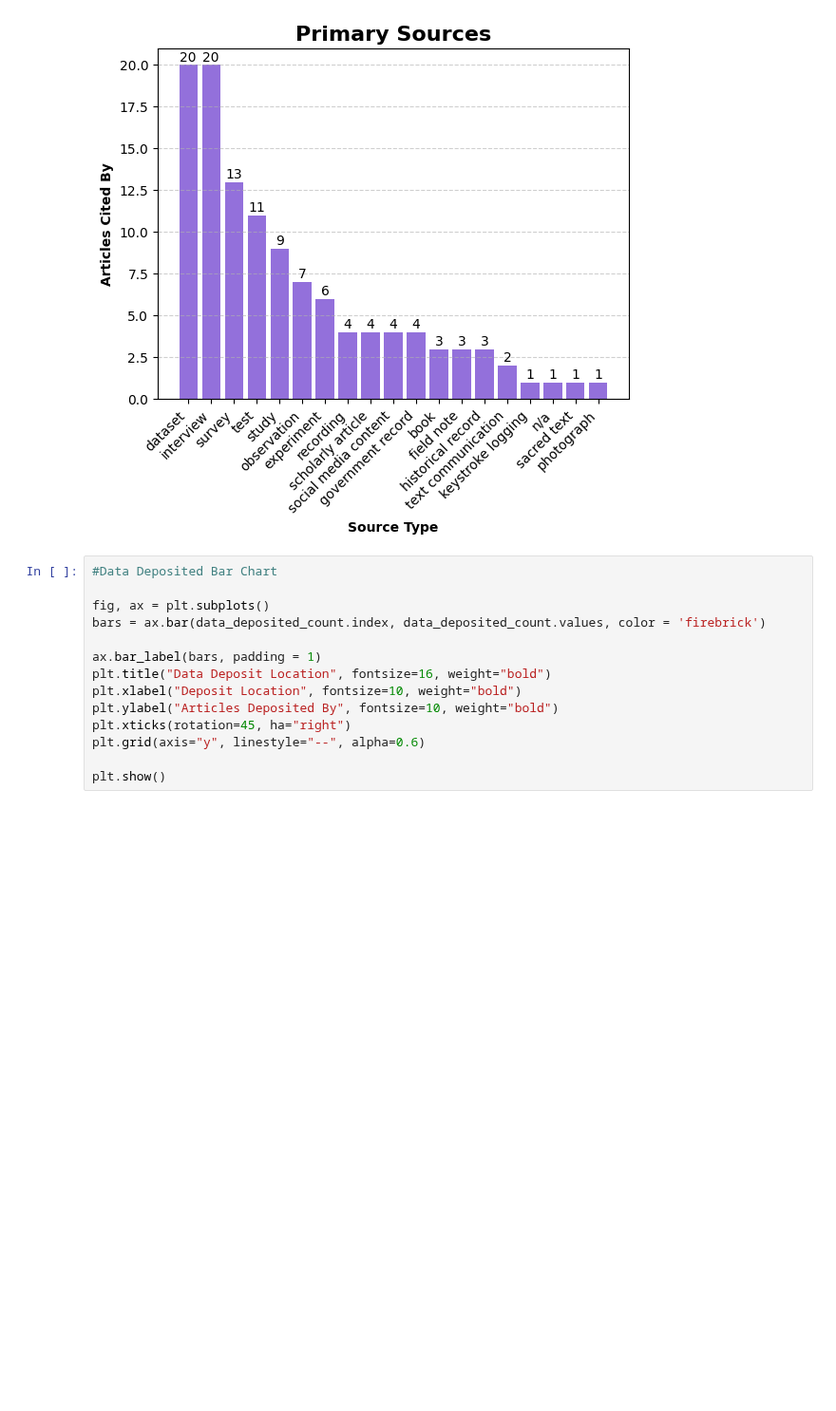
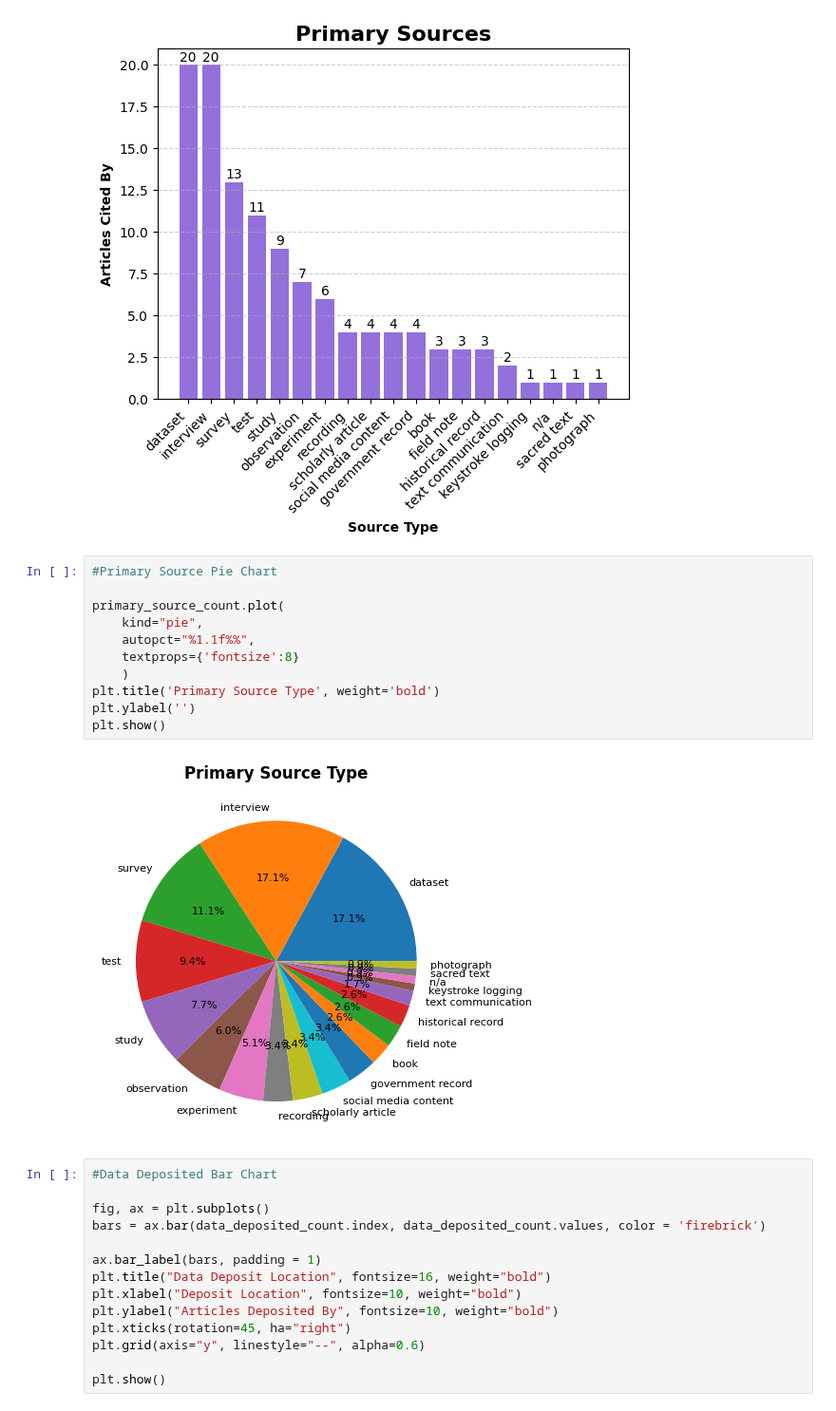
Before and after one commit to iiLolaii/data-management-262, a Jupyter notebook: dm_final_spreadsheet_spripts_v1.ipynb, the cells around one changed output. Shown at 95% size. Drawn from its saved outputs; the diff is of its cells as text; blank space fills up the shorter version.

Commit message:
Updated scripts with language pie chart

```diff
--- a/dm_final_spreadsheet_spripts_v1.ipynb
+++ b/dm_final_spreadsheet_spripts_v1.ipynb
@@ -272,6 +271,19 @@ plt.grid(axis="y", linestyle="--", alpha=0.6)
 plt.show()
 # %% [output]
 [figure]
+# %%
+#Primary Source Pie Chart
+
+primary_source_count.plot(
+    kind="pie",
+    autopct="%1.1f%%",
+    textprops={'fontsize':8}
+    )
+plt.title('Primary Source Type', weight='bold')
+plt.ylabel('')
+plt.show()
+# %% [output]
+[figure, added]
 # %%
 #Data Deposited Bar Chart
 
```
Also changed, not shown: parts of 5 cells of this notebook.
